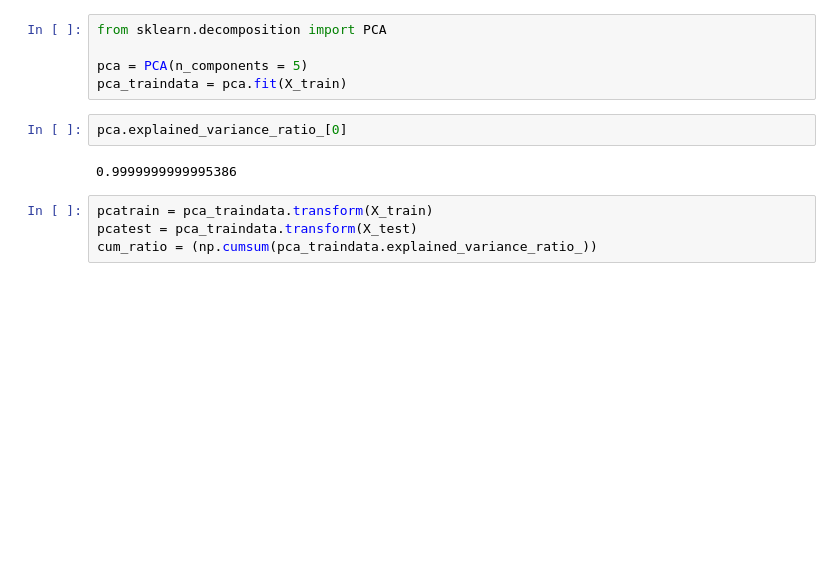
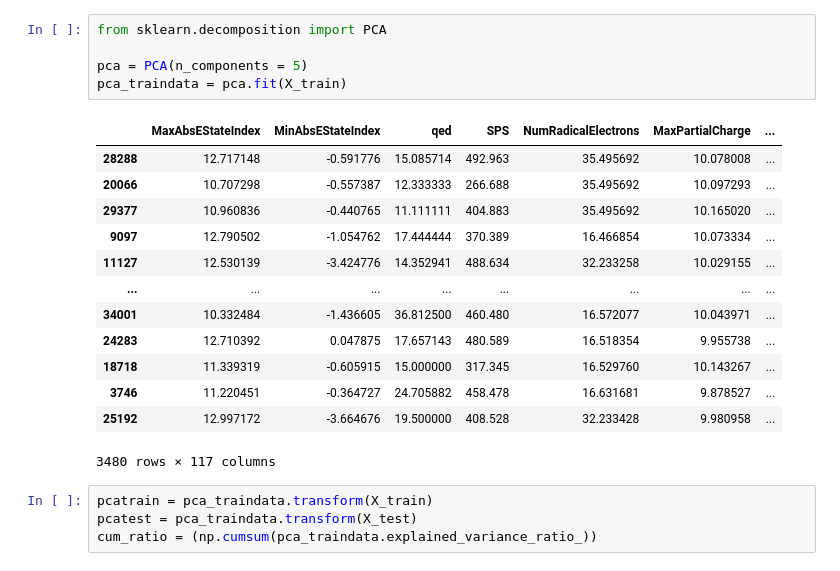
Before and after one commit to Protolaw/a2a_binary_classifier, a Jupyter notebook: feat_select.ipynb, the cells around one changed output. Saved outputs shown, nothing was run; the diff lists cells and outputs as text; blank space fills up the shorter version.

```diff
--- a/feat_select.ipynb
+++ b/feat_select.ipynb
@@ -243,9 +241,20 @@ from sklearn.decomposition import PCA
 pca = PCA(n_components = 5)
 pca_traindata = pca.fit(X_train)
 # %%
-pca.explained_variance_ratio_[0]
 # %% [output]
+|  | MaxAbsEStateIndex | MinAbsEStateIndex | qed | SPS | NumRadicalElectrons | MaxPartialCharge | ... |
+| 28288 | 12.717148 | -0.591776 | 15.085714 | 492.963 | 35.495692 | 10.078008 | ... |
+| 20066 | 10.707298 | -0.557387 | 12.333333 | 266.688 | 35.495692 | 10.097293 | ... |
+| 29377 | 10.960836 | -0.440765 | 11.111111 | 404.883 | 35.495692 | 10.165020 | ... |
+| 9097 | 12.790502 | -1.054762 | 17.444444 | 370.389 | 16.466854 | 10.073334 | ... |
+| 11127 | 12.530139 | -3.424776 | 14.352941 | 488.634 | 32.233258 | 10.029155 | ... |
+| ... | ... | ... | ... | ... | ... | ... | ... |
+| 34001 | 10.332484 | -1.436605 | 36.812500 | 460.480 | 16.572077 | 10.043971 | ... |
+| 24283 | 12.710392 | 0.047875 | 17.657143 | 480.589 | 16.518354 | 9.955738 | ... |
+| 18718 | 11.339319 | -0.605915 | 15.000000 | 317.345 | 16.529760 | 10.143267 | ... |
+| 3746 | 11.220451 | -0.364727 | 24.705882 | 458.478 | 16.631681 | 9.878527 | ... |
+| 25192 | 12.997172 | -3.664676 | 19.500000 | 408.528 | 32.233428 | 9.980958 | ... |
-0.9999999999995386
+3480 rows × 117 columns
 # %%
 pcatrain = pca_traindata.transform(X_train)
 pcatest = pca_traindata.transform(X_test)
```
Also changed, not shown: parts of 17 cells of this notebook, 1 other file.
